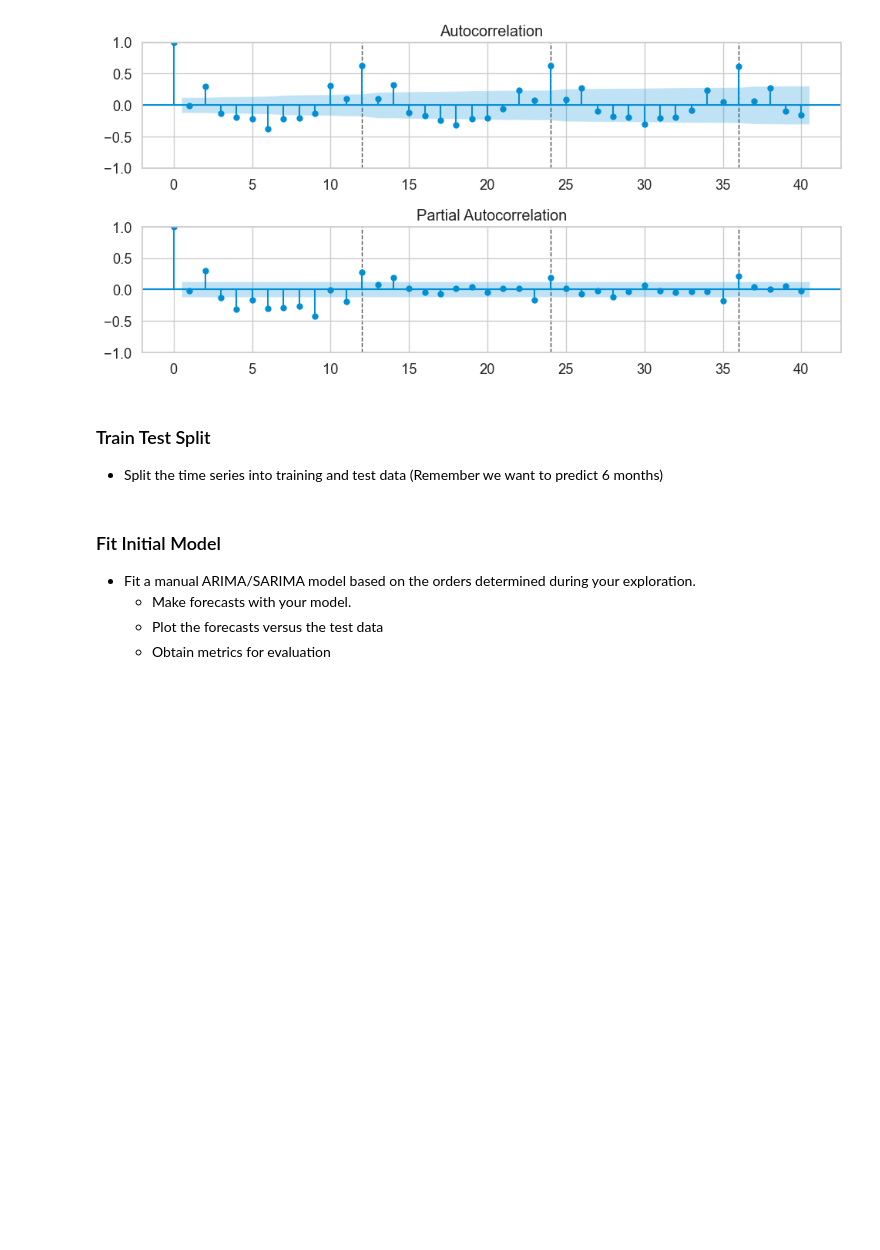
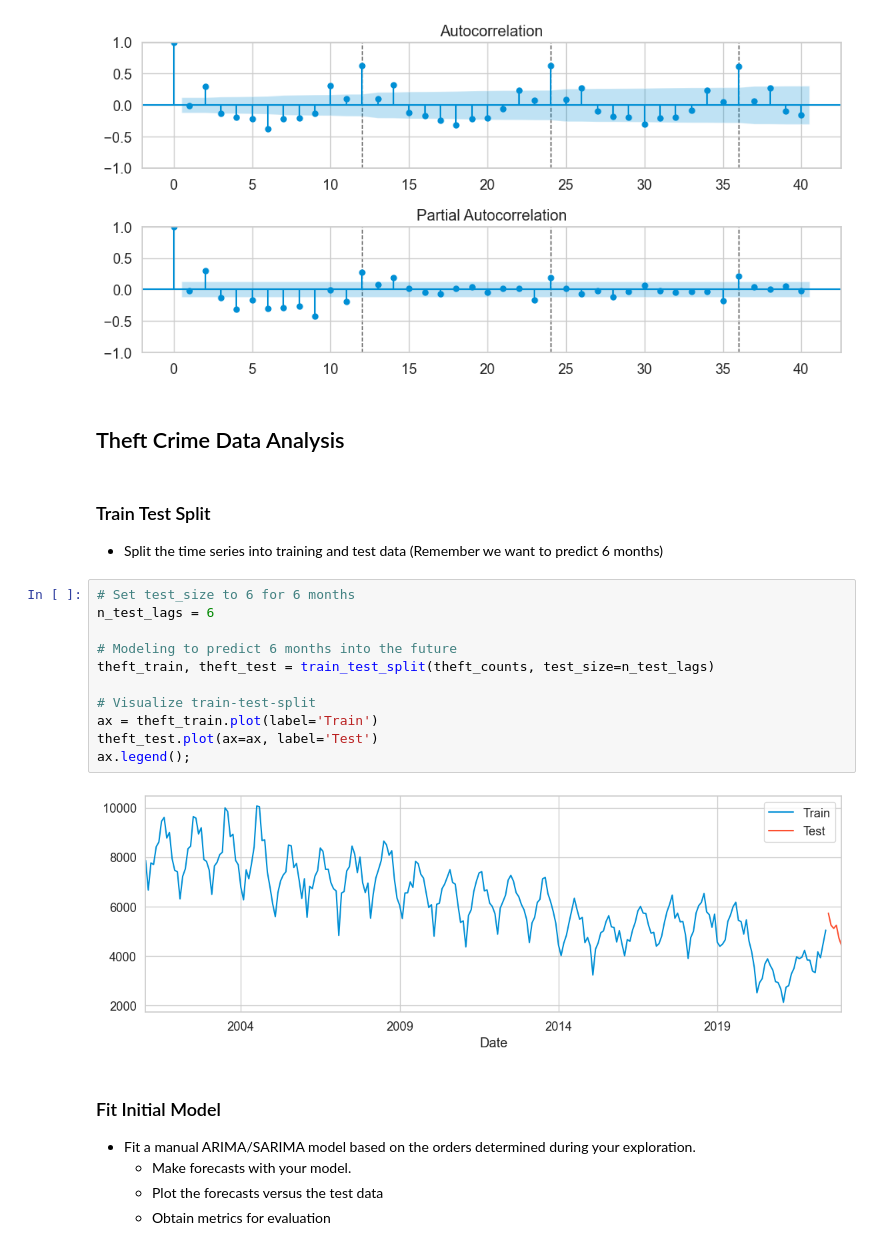
Before and after one commit to ruelanthonyb/Crime-Analysis-Project, a Jupyter notebook: Project 3 - Part 2 (Core).ipynb, the cells around one changed output. Saved outputs shown, nothing was run; the diff lists cells and outputs as text; blank space fills up the shorter version.

```diff
--- a/Project 3 - Part 2 (Core).ipynb
+++ b/Project 3 - Part 2 (Core).ipynb
@@ -956,9 +958,24 @@ plot_acf_pacf(theft_ts_diff, annotate_seas=True, m = 12);
 plot_acf_pacf(assault_ts_diff, annotate_seas=True, m = 12);
 # %% [output]
 [figure]
+# %% [markdown]
+## Theft Crime Data Analysis
 # %% [markdown]
 ### Train Test Split
 * Split the time series into training and test data (Remember we want to predict 6 months)
+# %%
+# Set test_size to 6 for 6 months
+n_test_lags = 6
+
+# Modeling to predict 6 months into the future
+theft_train, theft_test = train_test_split(theft_counts, test_size=n_test_lags)
+
+# Visualize train-test-split
+ax = theft_train.plot(label='Train')
+theft_test.plot(ax=ax, label='Test')
+ax.legend();
+# %% [output]
+[figure, added]
 # %% [markdown]
 ### Fit Initial Model
 * Fit a manual ARIMA/SARIMA model based on the orders determined during your exploration.
```
Also changed, not shown: parts of 59 cells of this notebook.
